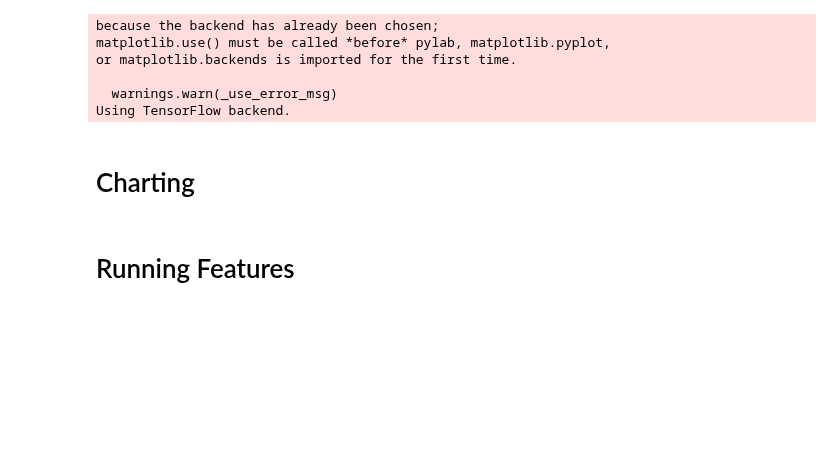
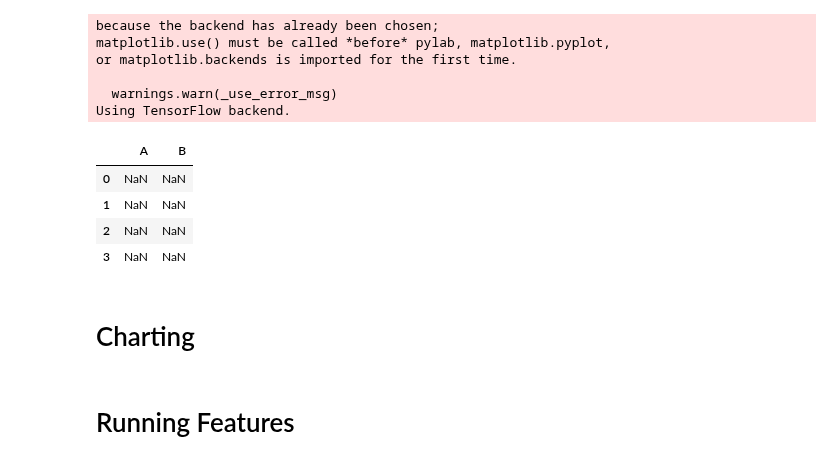
Before and after one commit to ajmal017/trade_analytics, a Jupyter notebook: trade_analytics/trade_analytics.ipynb, the cells around one changed output. Cells and saved outputs as stored; diff of their text form; code cells hidden in the pictures; blank space fills up the shorter version.

```diff
--- a/trade_analytics/trade_analytics.ipynb
+++ b/trade_analytics/trade_analytics.ipynb
@@ -71,6 +68,14 @@ or matplotlib.backends is imported for the first time.
 
   warnings.warn(_use_error_msg)
 Using TensorFlow backend.
+# %%
+pd.DataFrame(columns=['A','B'],index=[0,1,2,3])
+# %% [output]
+|  | A | B |
+| 0 | NaN | NaN |
+| 1 | NaN | NaN |
+| 2 | NaN | NaN |
+| 3 | NaN | NaN |
 # %% [markdown]
 # Charting
 # %%
```
Also changed, not shown: parts of 7 cells of this notebook, 15 other files.
